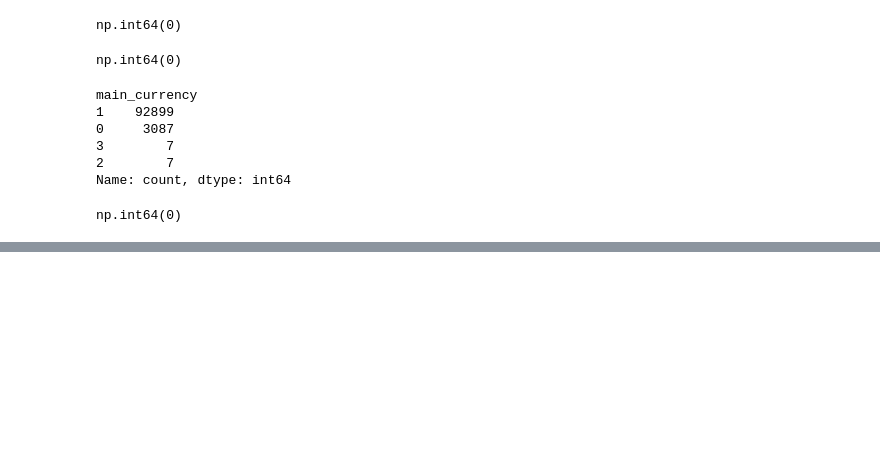
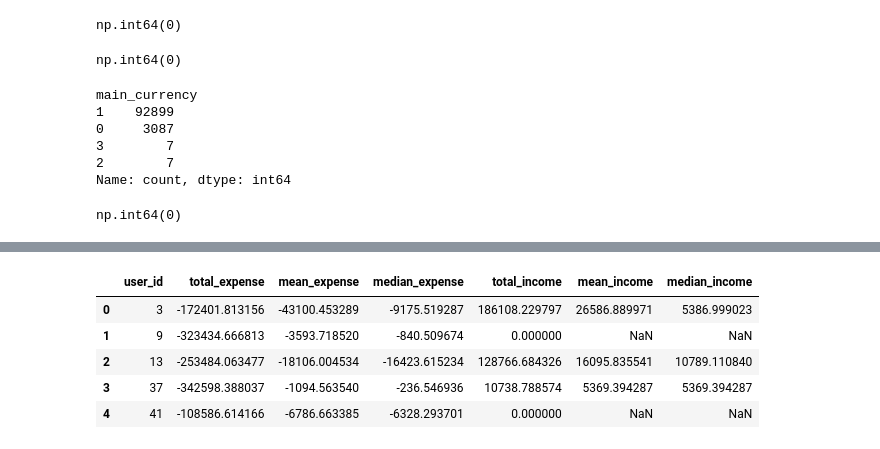
Before and after one commit to Lunalykaya/customer-churn-prediction, a Jupyter notebook: eda-churn.ipynb, the cells around one changed output, grey strips where cells are left out. Saved outputs shown, nothing was run; the diff lists cells and outputs as text; code cells hidden in the pictures; blank space fills up the shorter version.

```diff
--- a/eda-churn.ipynb
+++ b/eda-churn.ipynb
@@ -1735,0 +1752,24 @@ np.int64(0)
+# %%
+user_money_agg = (
+    transactions
+    .groupby('user_id')
+    .agg(
+        total_expense=('transaction_amt', lambda x: x[x < 0].sum()),
+        mean_expense=('transaction_amt', lambda x: x[x < 0].mean()),
+        median_expense=('transaction_amt', lambda x: x[x < 0].median()),
+
+        total_income=('transaction_amt', lambda x: x[x > 0].sum()),
+        mean_income=('transaction_amt', lambda x: x[x > 0].mean()),
+        median_income=('transaction_amt', lambda x: x[x > 0].median()),
+    )
+    .reset_index()
+)
+
+user_money_agg.head()
+# %% [output]
+|  | user_id | total_expense | mean_expense | median_expense | total_income | mean_income | median_income |
+| 0 | 3 | -172401.813156 | -43100.453289 | -9175.519287 | 186108.229797 | 26586.889971 | 5386.999023 |
+| 1 | 9 | -323434.666813 | -3593.718520 | -840.509674 | 0.000000 | NaN | NaN |
+| 2 | 13 | -253484.063477 | -18106.004534 | -16423.615234 | 128766.684326 | 16095.835541 | 10789.110840 |
+| 3 | 37 | -342598.388037 | -1094.563540 | -236.546936 | 10738.788574 | 5369.394287 | 5369.394287 |
+| 4 | 41 | -108586.614166 | -6786.663385 | -6328.293701 | 0.000000 | NaN | NaN |
```
Also changed, not shown: parts of 7 cells of this notebook.
